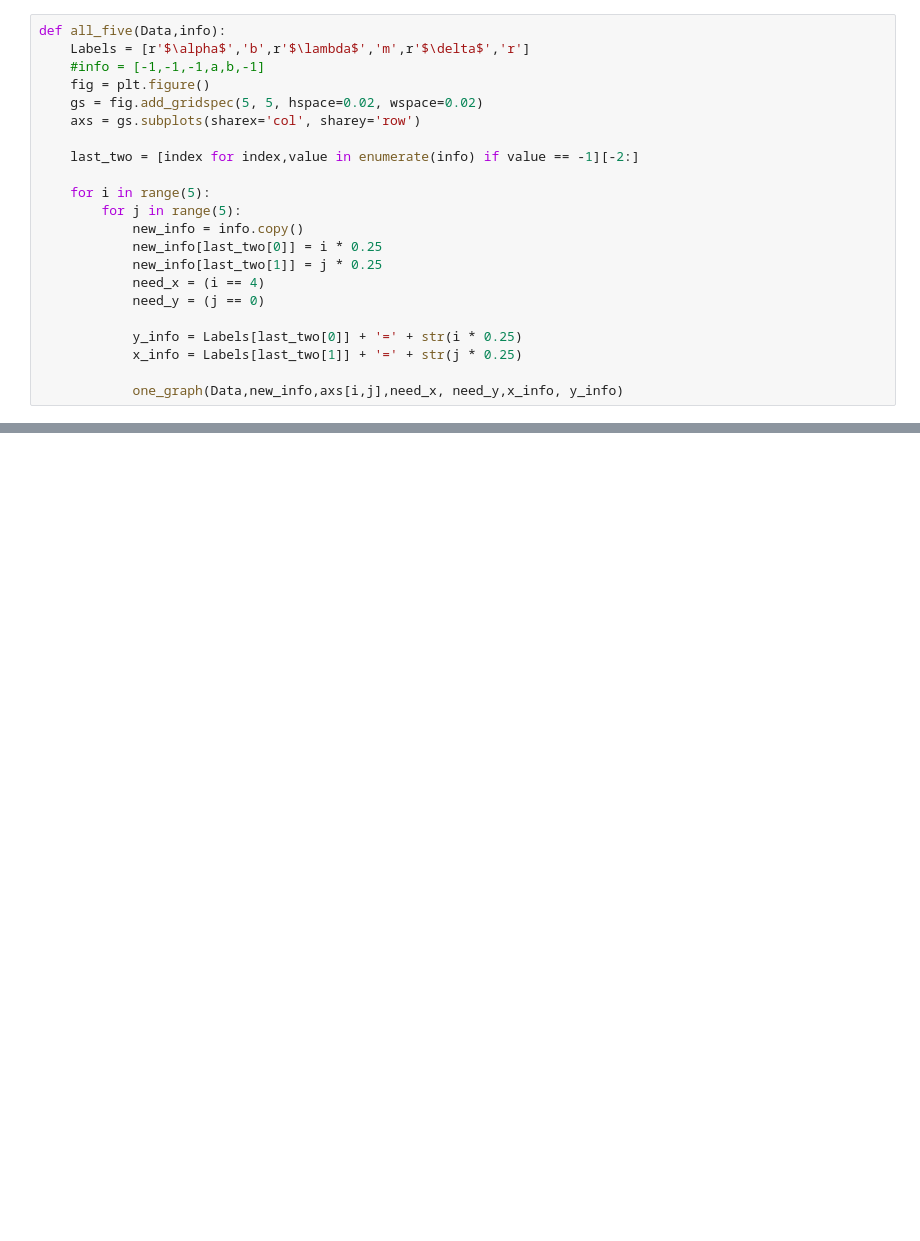
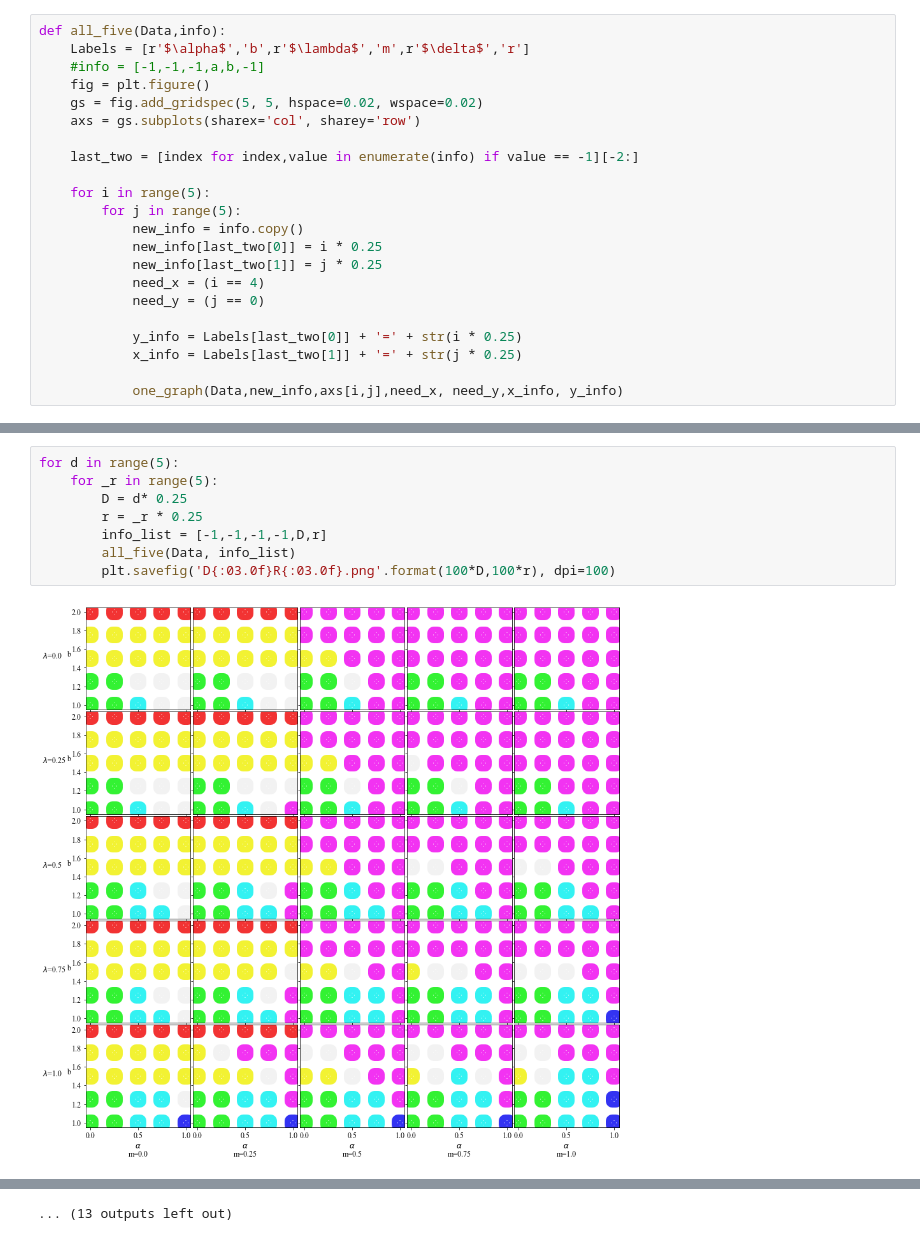
Before and after one commit to artermi/Quasi_Coop, a Jupyter notebook: Show_SixDim.ipynb, the cells around one changed output, grey strips where cells are left out. Cells and saved outputs as stored; diff of their text form; blank space fills up the shorter version.

```diff
--- a/Show_SixDim.ipynb
+++ b/Show_SixDim.ipynb
@@ -90,0 +112,10 @@ plt.savefig('D{:03.0f}R{:03.0f}.png'.format(100*D,100*r), dpi=200)
+# %%
+for d in range(5):
+    for _r in range(5):
+        D = d* 0.25
+        r = _r * 0.25
+        info_list = [-1,-1,-1,-1,D,r]
+        all_five(Data, info_list)
+        plt.savefig('D{:03.0f}R{:03.0f}.png'.format(100*D,100*r), dpi=100)
+# %% [output]
+[figure, added]
@@ -90,0 +133 @@ plt.savefig('D{:03.0f}R{:03.0f}.png'.format(100*D,100*r), dpi=200)
+... (13 outputs left out)
```
Also changed, not shown: parts of 3 cells of this notebook.
